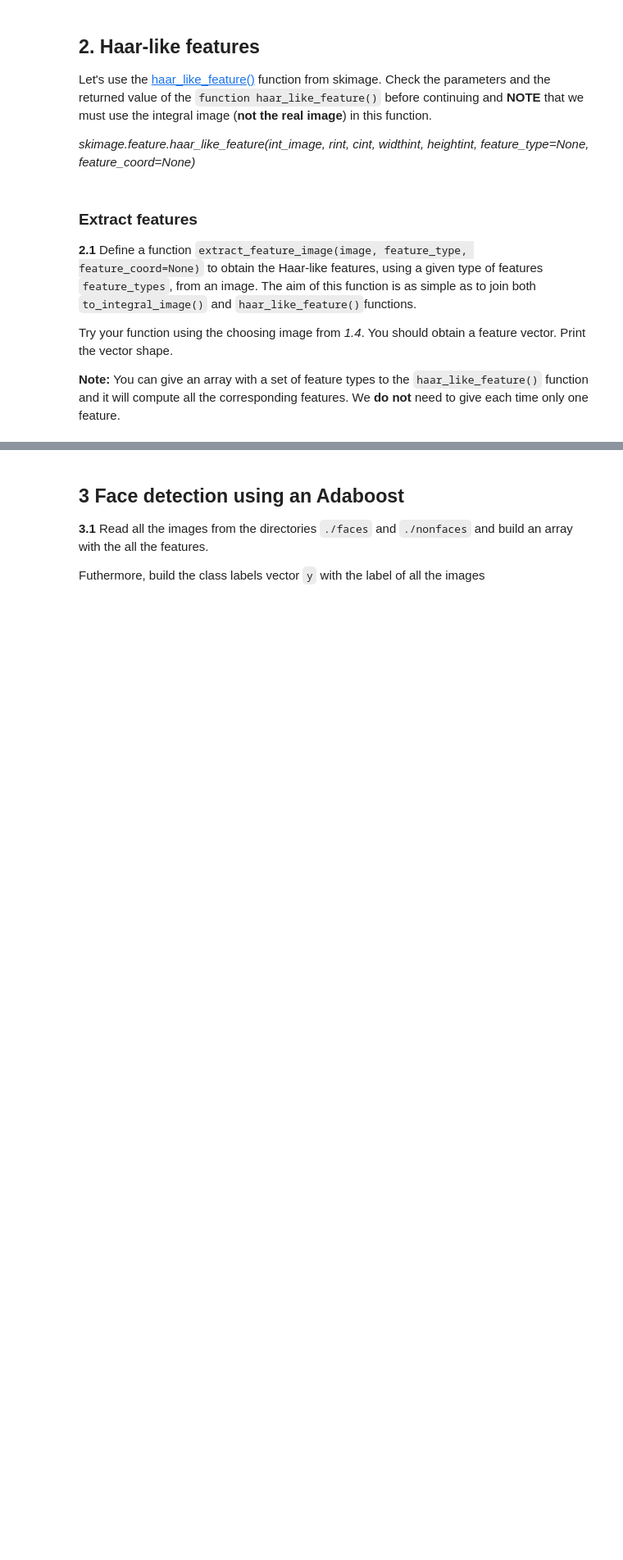
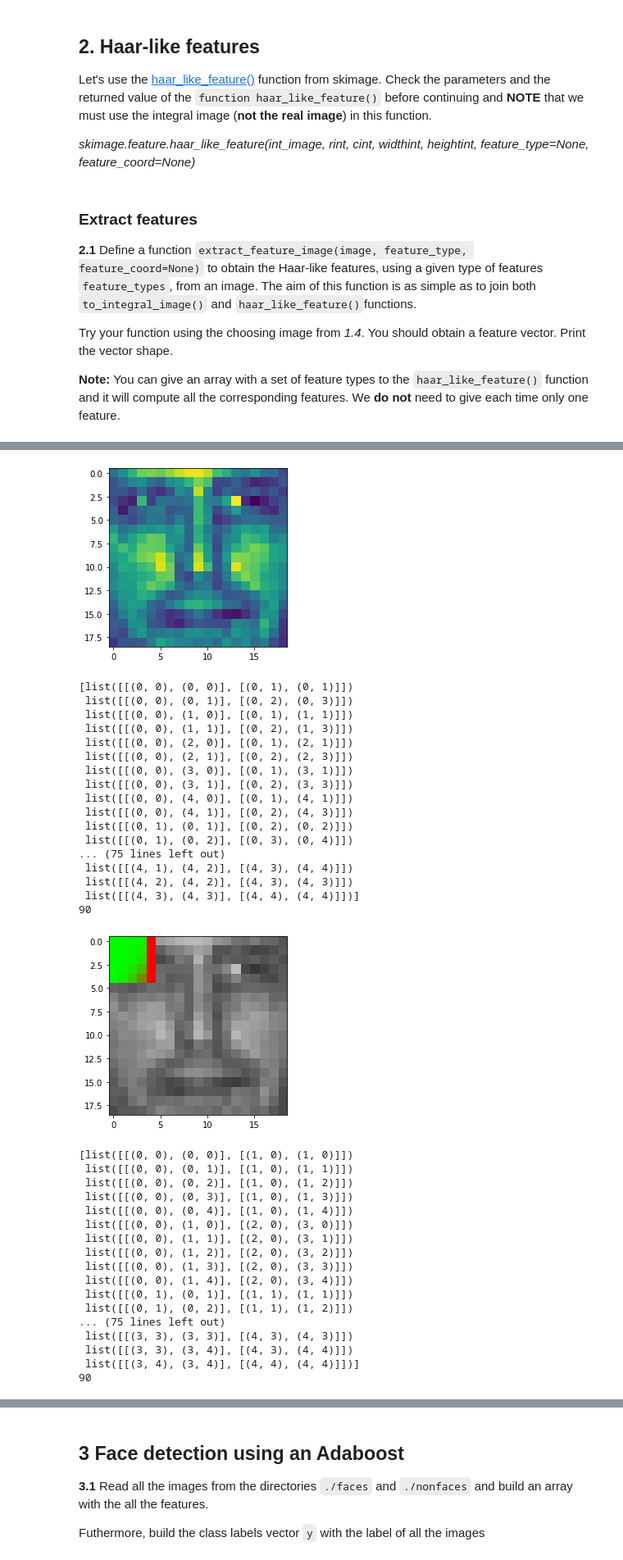
Before and after one commit to Zhipeng139/Computer-Vison_UB_P6, a Jupyter notebook: P6_2022_23.ipynb, the cells around one changed output, grey strips where cells are left out. Shown at 82% size. Cells and saved outputs as stored; diff of their text form; code cells hidden in the pictures; blank space fills up the shorter version.

```diff
--- a/P6_2022_23.ipynb
+++ b/P6_2022_23.ipynb
@@ -160,3 +247,52 @@ Define a function ``plotFeatures``  to visualize Haar-like features on an images
 <img src="notebook_images/image1.png" width=600, height=300>
 # %%
 #your solution
+def plot_feature(image, feature_types, feture_coord=None):
+    plt.imshow(image)
+    plt.show()
+    axis_x, axis_y = image.shape
+    for ft in feature_types:
+        ft_coord, ft_type = haar_like_feature_coord(5, 5, ft)
+        print((ft_coord))
+        print(len(ft_coord))
+        haar_feature = draw_haar_like_feature(image, 0, 0, 6, 6, ft_coord, color_positive_block=(1.0, 0.0, 0.0), color_negative_block=(0.0, 1.0, 0.0), alpha=0.5, max_n_features=None, random_state=None)
+        plt.imshow(haar_feature)
+        plt.show()
+plot_feature(original_img, feature_types)
+# %% [output]
+[figure, added]
+[list([[(0, 0), (0, 0)], [(0, 1), (0, 1)]])
+ list([[(0, 0), (0, 1)], [(0, 2), (0, 3)]])
+ list([[(0, 0), (1, 0)], [(0, 1), (1, 1)]])
+ list([[(0, 0), (1, 1)], [(0, 2), (1, 3)]])
+ list([[(0, 0), (2, 0)], [(0, 1), (2, 1)]])
+ list([[(0, 0), (2, 1)], [(0, 2), (2, 3)]])
+ list([[(0, 0), (3, 0)], [(0, 1), (3, 1)]])
+ list([[(0, 0), (3, 1)], [(0, 2), (3, 3)]])
+ list([[(0, 0), (4, 0)], [(0, 1), (4, 1)]])
+ list([[(0, 0), (4, 1)], [(0, 2), (4, 3)]])
+ list([[(0, 1), (0, 1)], [(0, 2), (0, 2)]])
+ list([[(0, 1), (0, 2)], [(0, 3), (0, 4)]])
+... (75 lines left out)
+ list([[(4, 1), (4, 2)], [(4, 3), (4, 4)]])
+ list([[(4, 2), (4, 2)], [(4, 3), (4, 3)]])
+ list([[(4, 3), (4, 3)], [(4, 4), (4, 4)]])]
+90
+[figure, added]
+[list([[(0, 0), (0, 0)], [(1, 0), (1, 0)]])
+ list([[(0, 0), (0, 1)], [(1, 0), (1, 1)]])
+ list([[(0, 0), (0, 2)], [(1, 0), (1, 2)]])
+ list([[(0, 0), (0, 3)], [(1, 0), (1, 3)]])
+ list([[(0, 0), (0, 4)], [(1, 0), (1, 4)]])
+ list([[(0, 0), (1, 0)], [(2, 0), (3, 0)]])
+ list([[(0, 0), (1, 1)], [(2, 0), (3, 1)]])
+ list([[(0, 0), (1, 2)], [(2, 0), (3, 2)]])
+ list([[(0, 0), (1, 3)], [(2, 0), (3, 3)]])
+ list([[(0, 0), (1, 4)], [(2, 0), (3, 4)]])
+ list([[(0, 1), (0, 1)], [(1, 1), (1, 1)]])
+ list([[(0, 1), (0, 2)], [(1, 1), (1, 2)]])
+... (75 lines left out)
+ list([[(3, 3), (3, 3)], [(4, 3), (4, 3)]])
+ list([[(3, 3), (3, 4)], [(4, 3), (4, 4)]])
+ list([[(3, 4), (3, 4)], [(4, 4), (4, 4)]])]
+90
```
Also changed, not shown: parts of 8 cells of this notebook.
